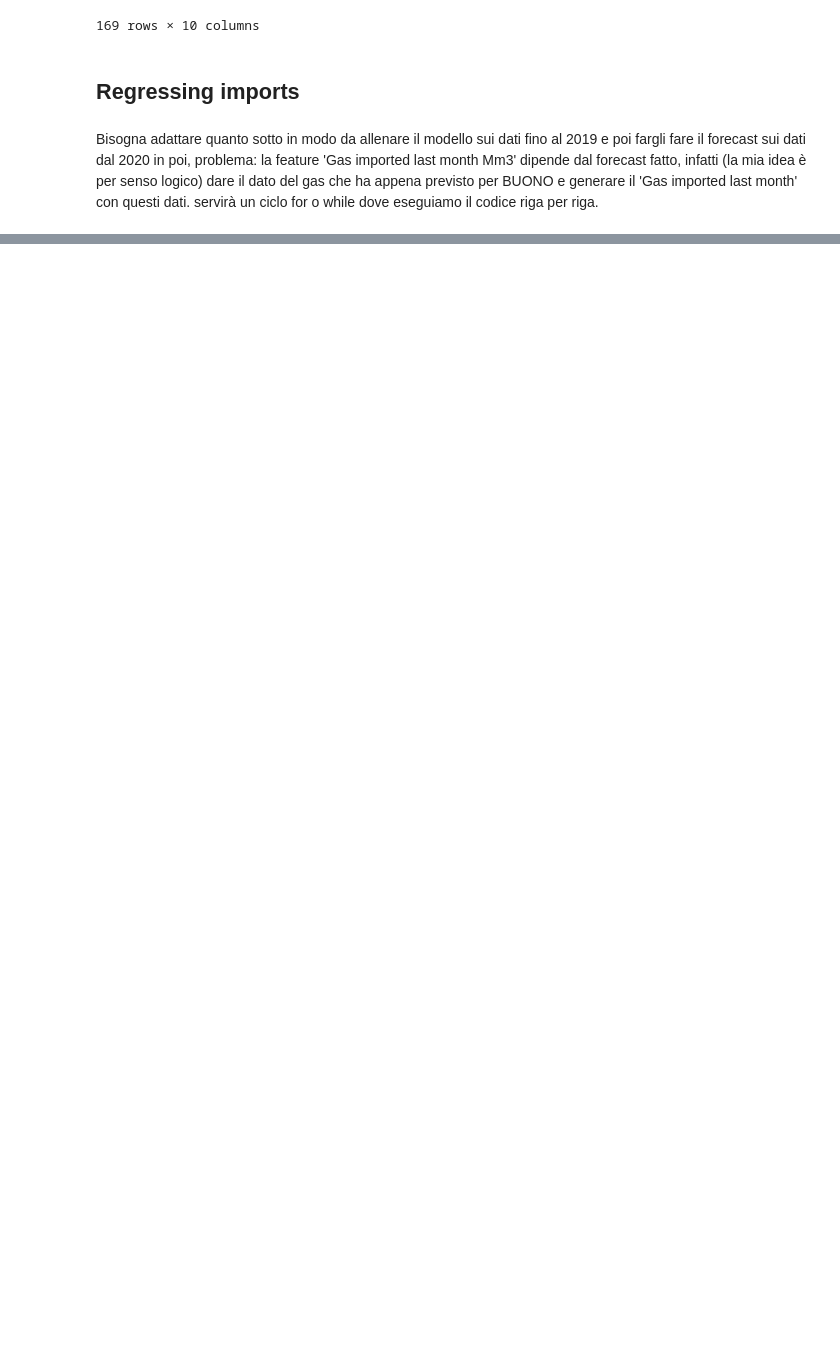
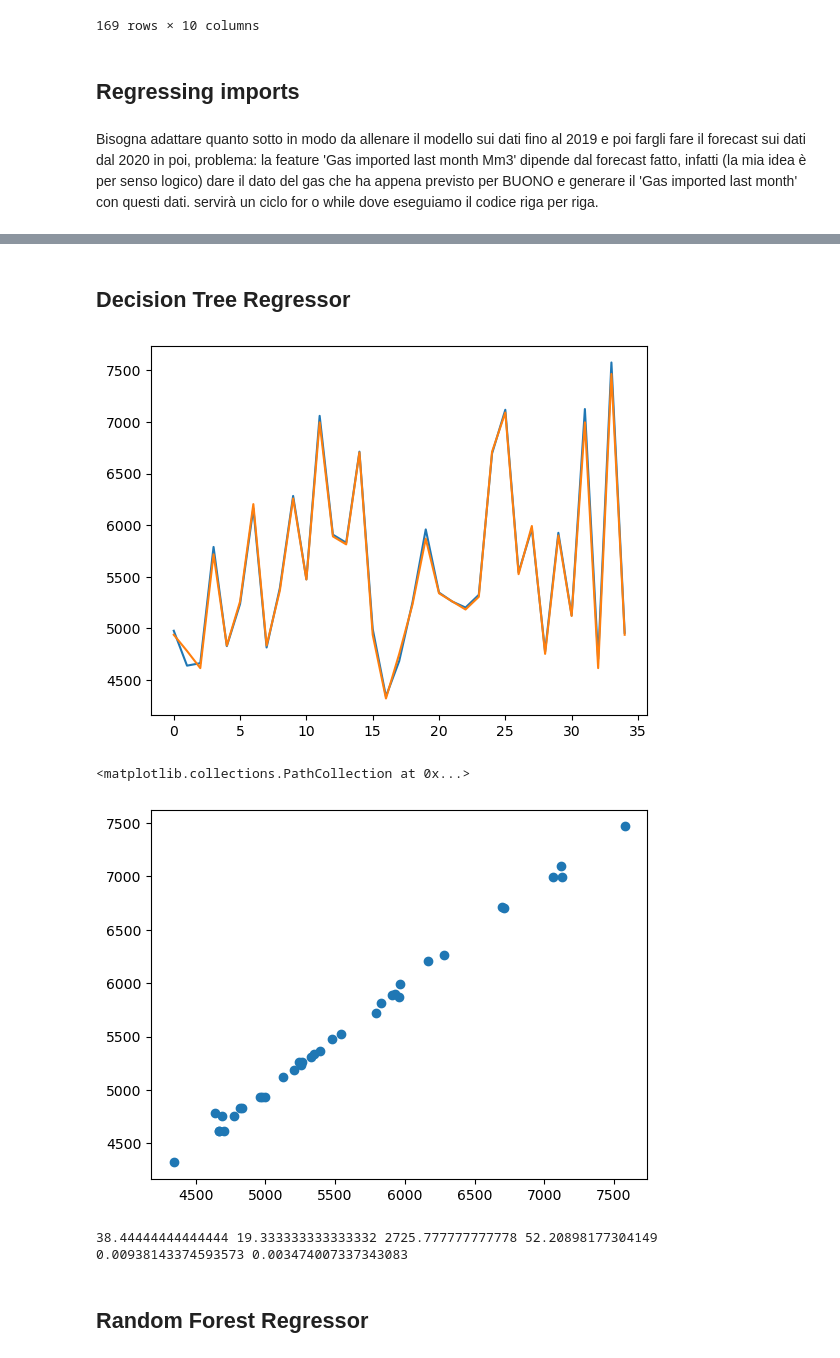
Before and after one commit to gaya22/Project_3_SEne, a Jupyter notebook: 04a_regression_imports.ipynb, the cells around one changed output, grey strips where cells are left out. Drawn from its saved outputs; the diff is of its cells as text; code cells hidden in the pictures; blank space fills up the shorter version.

Commit message:
Modelli swag fatti domani vediamo cosa manca (pochissimo>)

```diff
--- a/04a_regression_imports.ipynb
+++ b/04a_regression_imports.ipynb
@@ -327,6 +330,40 @@ X_train, X_test, y_train, y_test = train_test_split(X,Y)
 dfIT[dfIT.isnull().any(axis="columns")]
 # %% [output]
 |  | Gas consumed Mm3 | Gas consumed from stocks Mm3 | Total Gas Stocks Mm3 | Gas imported Mm3 | autoEstimator | ... |
+# %% [markdown]
+ ## Decision Tree Regressor
+# %%
+from sklearn.tree import DecisionTreeRegressor
+
+DT_reg_mod = DecisionTreeRegressor()    #  regression Decision Tree object
+
+
+DT_reg_mod.fit(X_train, y_train)       # train the model with training sets
+
+
+y_pred_DT = DT_reg_mod.predict(X_test) # predictions with testing set
+
+
+plt.plot(y_test[1:240])
+plt.plot(y_pred_DT[1:240])
+plt.show()
+plt.scatter(y_test,y_pred_DT)
+# %% [output]
+[figure, added]
+<matplotlib.collections.PathCollection at 0x...>
+[figure, added]
+# %%
+MAE_DT=metrics.mean_absolute_error(y_test,y_pred_DT)
+MBE_DT=np.mean(y_test-y_pred_DT)
+MSE_DT=metrics.mean_squared_error(y_test,y_pred_DT)
+RMSE_DT= np.sqrt(metrics.mean_squared_error(y_test,y_pred_DT))
+cvRMSE_DT=RMSE_DT/np.mean(y_test)
+NMBE_DT=MBE_DT/np.mean(y_test)
+print(MAE_DT, MBE_DT,MSE_DT, RMSE_DT,cvRMSE_DT,NMBE_DT)
+# %% [output]
+38.44444444444444 19.333333333333332 2725.777777777778 52.20898177304149 0.00938143374593573 0.003474007337343083
+# %% [markdown]
+## Random Forest Regressor
 # %%
 from sklearn.ensemble import RandomForestRegressor
 parameters = {'bootstrap': True,
```
Also changed, not shown: parts of 16 cells of this notebook.
